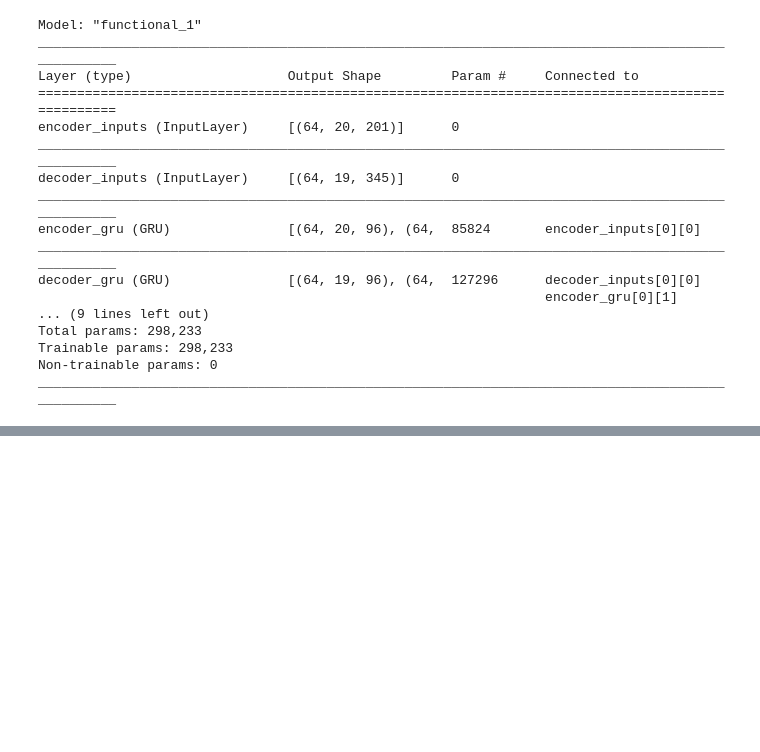
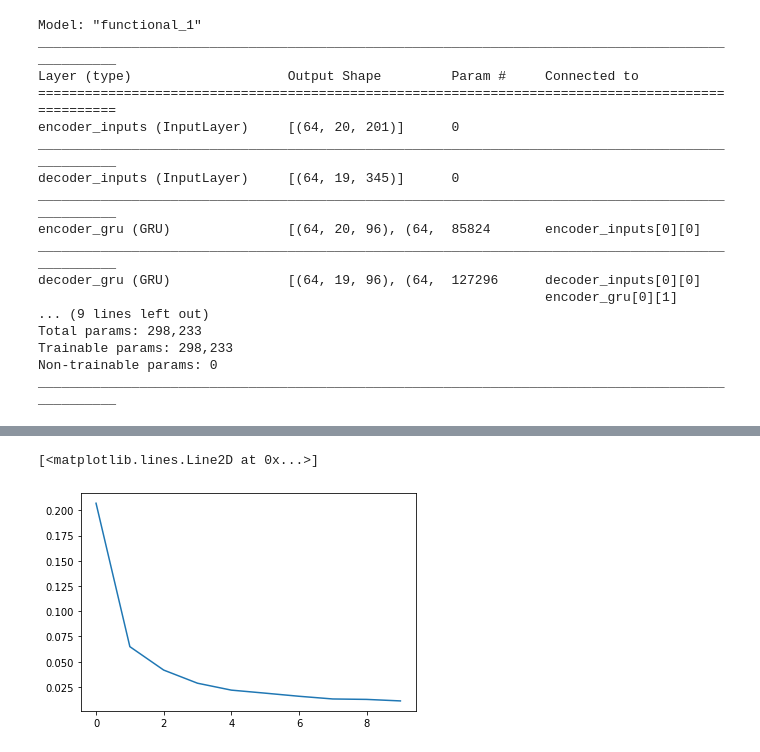
Before and after one commit to dalek7/hello-NMT, a Jupyter notebook: 01_train_nmt.ipynb, the cells around one changed output, grey strips where cells are left out. Drawn from its saved outputs; the diff is of its cells as text; code cells hidden in the pictures; blank space fills up the shorter version.

```diff
--- a/01_train_nmt.ipynb
+++ b/01_train_nmt.ipynb
@@ -38,6 +38,7 @@ def preprocess_data(en_tokenizer, fr_tokenizer, en_text, fr_text, en_timesteps,
 def train(full_model, en_seq, fr_seq, batch_size, n_epochs=10):
     """ Training the model """
 
+    losses_ep = []
     for ep in range(n_epochs):
         losses = []
         for bi in range(0, en_seq.shape[0] - batch_size, batch_size):
@@ -51,9 +52,11 @@ def train(full_model, en_seq, fr_seq, batch_size, n_epochs=10):
                                     batch_size=batch_size, verbose=0)
 
             losses.append(l)
+
+        losses_ep.append(l)
         if (ep + 1) % 1 == 0:
             logger.info("Loss in epoch {}: {}".format(ep + 1, np.mean(losses)))
-    return losses
+    return losses_ep, losses
 # %%
 def infer_nmt(encoder_model, decoder_model, test_en_seq, en_vsize, fr_vsize):
     """
@@ -161,5 +164,5 @@ Non-trainable params: 0
 __________________________________________________________________________________________________
 # %%
 n_epochs = 10 if not debug else 3
-losses = train(full_model, en_seq, fr_seq, batch_size, n_epochs)
+losses_ep, losses = train(full_model, en_seq, fr_seq, batch_size, n_epochs)
 # %% [output]
@@ -178,3 +179,9 @@ plt.plot(losses)
+# %%
+import matplotlib.pyplot as plt
+plt.plot(losses_ep)
+# %% [output]
+[<matplotlib.lines.Line2D at 0x...>]
+[figure, added]
 # %%
 """ Save model """
 if not os.path.exists(config.MODELS_DIR):
```
Also changed, not shown: parts of 4 cells of this notebook, 6 other files.
